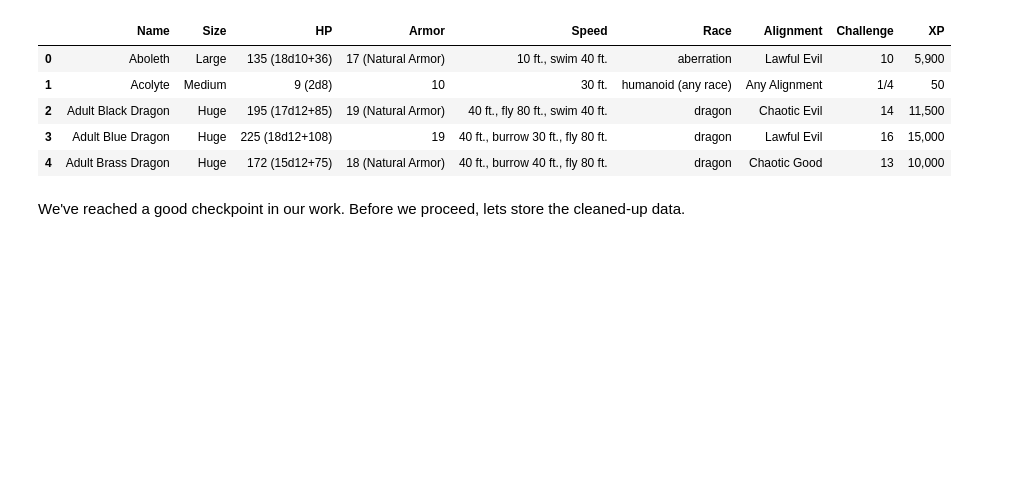
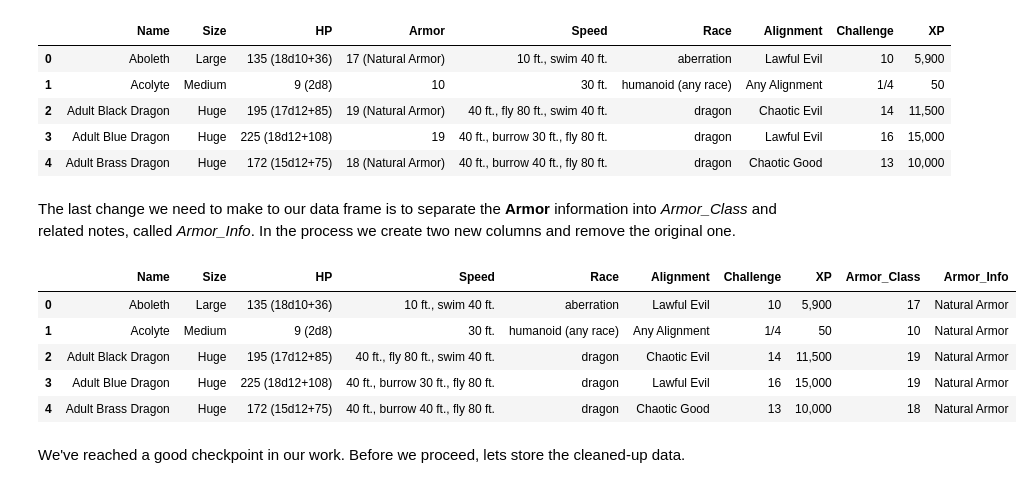
Before and after one commit to csaatechnicalarts/ML_Bootcamp, a Jupyter notebook: Pandas_Bootcamp/DnD5e_Monsters.ipynb, the cells around one changed output. Cells and saved outputs as stored; diff of their text form; code cells hidden in the pictures; blank space fills up the shorter version.

```diff
--- a/Pandas_Bootcamp/DnD5e_Monsters.ipynb
+++ b/Pandas_Bootcamp/DnD5e_Monsters.ipynb
@@ -164,3 +165,5 @@ split_challengexp_column_df.head()
 | 2 | Adult Black Dragon | Huge | 195 (17d12+85) | 19 (Natural Armor) | 40 ft., fly 80 ft., swim 40 ft. | dragon | Chaotic Evil | 14 | 11,500 |
 | 3 | Adult Blue Dragon | Huge | 225 (18d12+108) | 19 | 40 ft., burrow 30 ft., fly 80 ft. | dragon | Lawful Evil | 16 | 15,000 |
 | 4 | Adult Brass Dragon | Huge | 172 (15d12+75) | 18 (Natural Armor) | 40 ft., burrow 40 ft., fly 80 ft. | dragon | Chaotic Good | 13 | 10,000 |
+# %% [markdown]
+The last change we need to make to our data frame is to separate the **Armor** information into *Armor_Class* and related notes, called *Armor_Info*. In the process we create two new columns and remove the original one.
@@ -167,3 +214,13 @@ split_challengexp_column_df.head()
+# %%
+split_armor_column_df = split_armor_column(split_challengexp_column_df)
+split_armor_column_df.head()
+# %% [output]
+|  | Name | Size | HP | Speed | Race | Alignment | Challenge | XP | Armor_Class | Armor_Info |
+| 0 | Aboleth | Large | 135 (18d10+36) | 10 ft., swim 40 ft. | aberration | Lawful Evil | 10 | 5,900 | 17 | Natural Armor |
+| 1 | Acolyte | Medium | 9 (2d8) | 30 ft. | humanoid (any race) | Any Alignment | 1/4 | 50 | 10 | Natural Armor |
+| 2 | Adult Black Dragon | Huge | 195 (17d12+85) | 40 ft., fly 80 ft., swim 40 ft. | dragon | Chaotic Evil | 14 | 11,500 | 19 | Natural Armor |
+| 3 | Adult Blue Dragon | Huge | 225 (18d12+108) | 40 ft., burrow 30 ft., fly 80 ft. | dragon | Lawful Evil | 16 | 15,000 | 19 | Natural Armor |
+| 4 | Adult Brass Dragon | Huge | 172 (15d12+75) | 40 ft., burrow 40 ft., fly 80 ft. | dragon | Chaotic Good | 13 | 10,000 | 18 | Natural Armor |
 # %% [markdown]
 We've reached a good checkpoint in our work. Before we proceed, lets store the cleaned-up data.
 # %%
```
Also changed, not shown: parts of 4 cells of this notebook.
